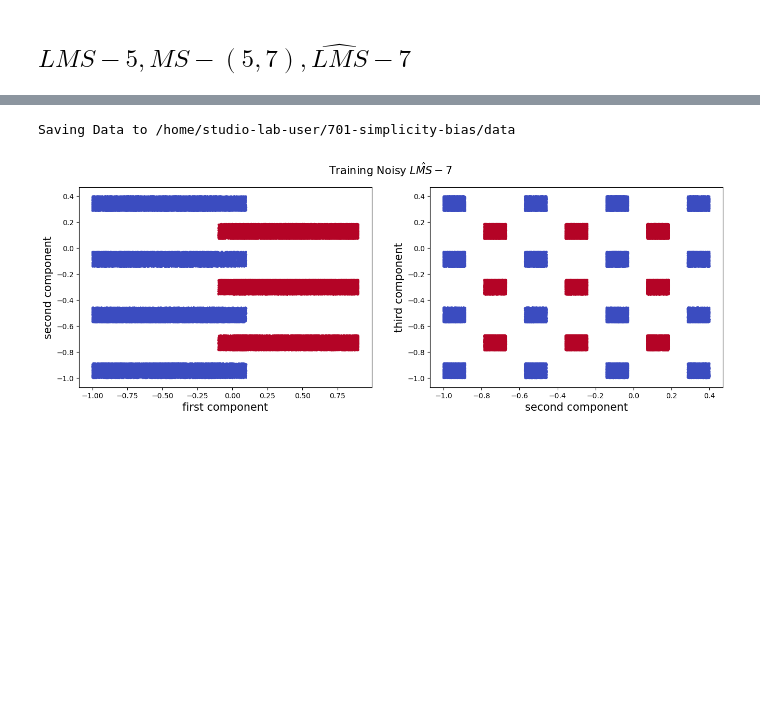
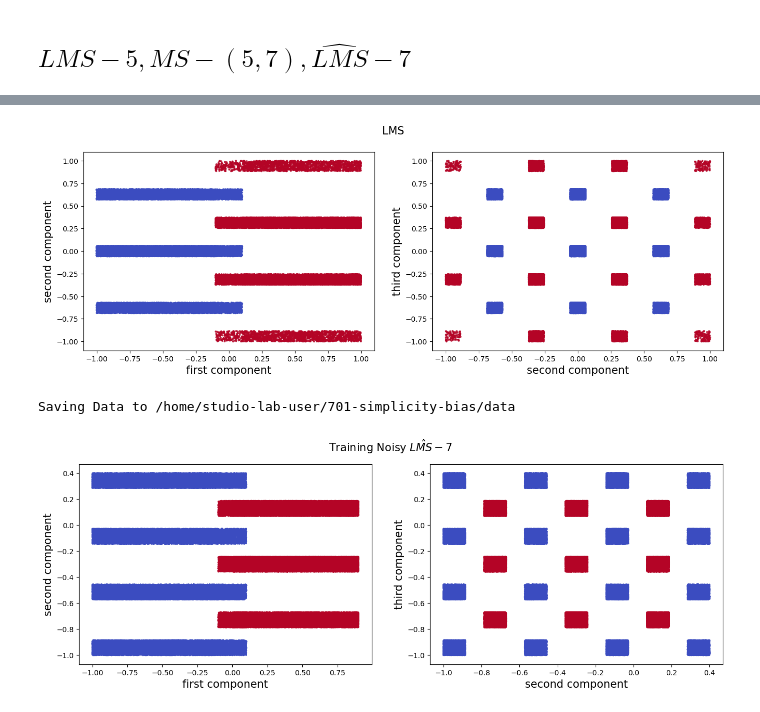
Before and after one commit to tianwen-fu/701-simplicity-bias, a Jupyter notebook: notebooks/prepare_data.ipynb, the cells around one changed output, grey strips where cells are left out. Cells and saved outputs as stored; diff of their text form; code cells hidden in the pictures; blank space fills up the shorter version.

```diff
--- a/notebooks/prepare_data.ipynb
+++ b/notebooks/prepare_data.ipynb
@@ -55,3 +59,8 @@ visualize_lms_array(x[40000:], y[40000:], w, title='Noisy LMS-7 Val')
+# %%
+lms_7_40000_noisy_data = generate_lms_array(**lms_7_40000_noisy_data_config)
+visualize_lms_array(*lms_7_40000_noisy_data)
+# %% [output]
+[figure, added]
 # %%
 #@title train/val split and save linear data
 os.makedirs('./data', exist_ok=True)
```
Also changed, not shown: parts of 6 cells of this notebook, 1 other file.
